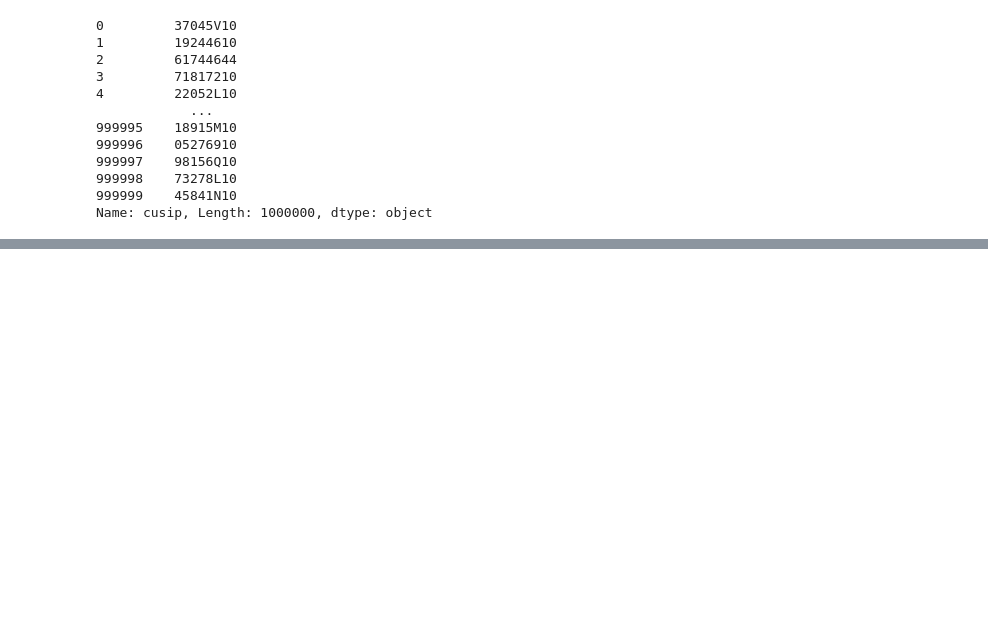
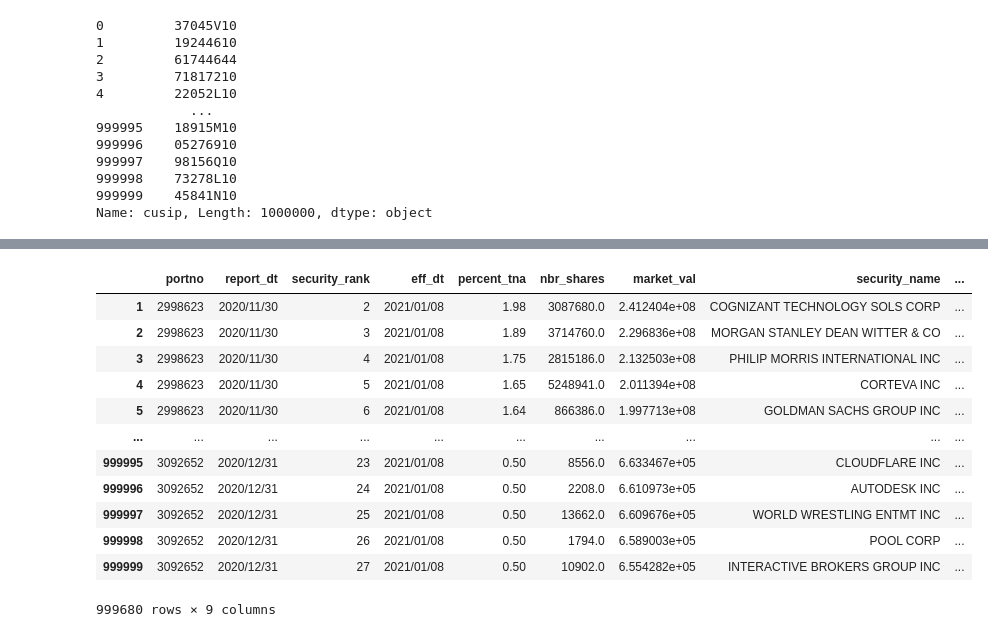
Before and after one commit to uuboyscy/tir104, a Jupyter notebook: pandas/src/07_preview_and_summary.ipynb, the cells around one changed output, grey strips where cells are left out. Cells and saved outputs as stored; diff of their text form; code cells hidden in the pictures; blank space fills up the shorter version.

```diff
--- a/pandas/src/07_preview_and_summary.ipynb
+++ b/pandas/src/07_preview_and_summary.ipynb
@@ -334,0 +433,22 @@ Name: cusip, Length: 1000000, dtype: object
+# %%
+df[
+    ~(
+        filter_portno_2998623 & (
+            filter_percent_tna_gt_2 | filter_percent_tna_lt_1
+        )
+    )
+]
+# %% [output]
+|  | portno | report_dt | security_rank | eff_dt | percent_tna | nbr_shares | market_val | security_name | ... |
+| 1 | 2998623 | 2020/11/30 | 2 | 2021/01/08 | 1.98 | 3087680.0 | 2.412404e+08 | COGNIZANT TECHNOLOGY SOLS CORP | ... |
+| 2 | 2998623 | 2020/11/30 | 3 | 2021/01/08 | 1.89 | 3714760.0 | 2.296836e+08 | MORGAN STANLEY DEAN WITTER & CO | ... |
+| 3 | 2998623 | 2020/11/30 | 4 | 2021/01/08 | 1.75 | 2815186.0 | 2.132503e+08 | PHILIP MORRIS INTERNATIONAL INC | ... |
+| 4 | 2998623 | 2020/11/30 | 5 | 2021/01/08 | 1.65 | 5248941.0 | 2.011394e+08 | CORTEVA INC | ... |
+| 5 | 2998623 | 2020/11/30 | 6 | 2021/01/08 | 1.64 | 866386.0 | 1.997713e+08 | GOLDMAN SACHS GROUP INC | ... |
+| ... | ... | ... | ... | ... | ... | ... | ... | ... | ... |
+| 999995 | 3092652 | 2020/12/31 | 23 | 2021/01/08 | 0.50 | 8556.0 | 6.633467e+05 | CLOUDFLARE INC | ... |
+| 999996 | 3092652 | 2020/12/31 | 24 | 2021/01/08 | 0.50 | 2208.0 | 6.610973e+05 | AUTODESK INC | ... |
+| 999997 | 3092652 | 2020/12/31 | 25 | 2021/01/08 | 0.50 | 13662.0 | 6.609676e+05 | WORLD WRESTLING ENTMT INC | ... |
+| 999998 | 3092652 | 2020/12/31 | 26 | 2021/01/08 | 0.50 | 1794.0 | 6.589003e+05 | POOL CORP | ... |
+| 999999 | 3092652 | 2020/12/31 | 27 | 2021/01/08 | 0.50 | 10902.0 | 6.554282e+05 | INTERACTIVE BROKERS GROUP INC | ... |
+999680 rows × 9 columns
```
Also changed, not shown: parts of 12 cells of this notebook.
